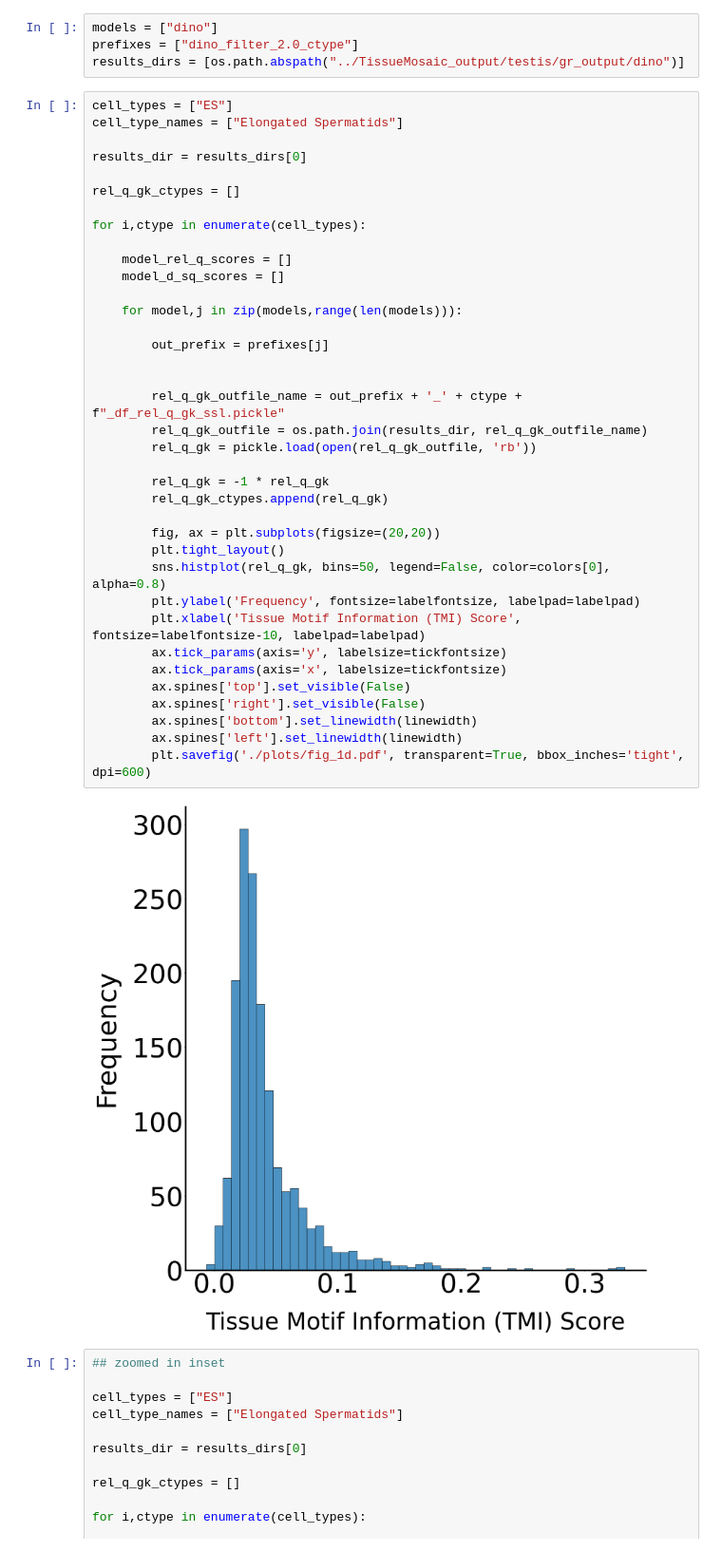
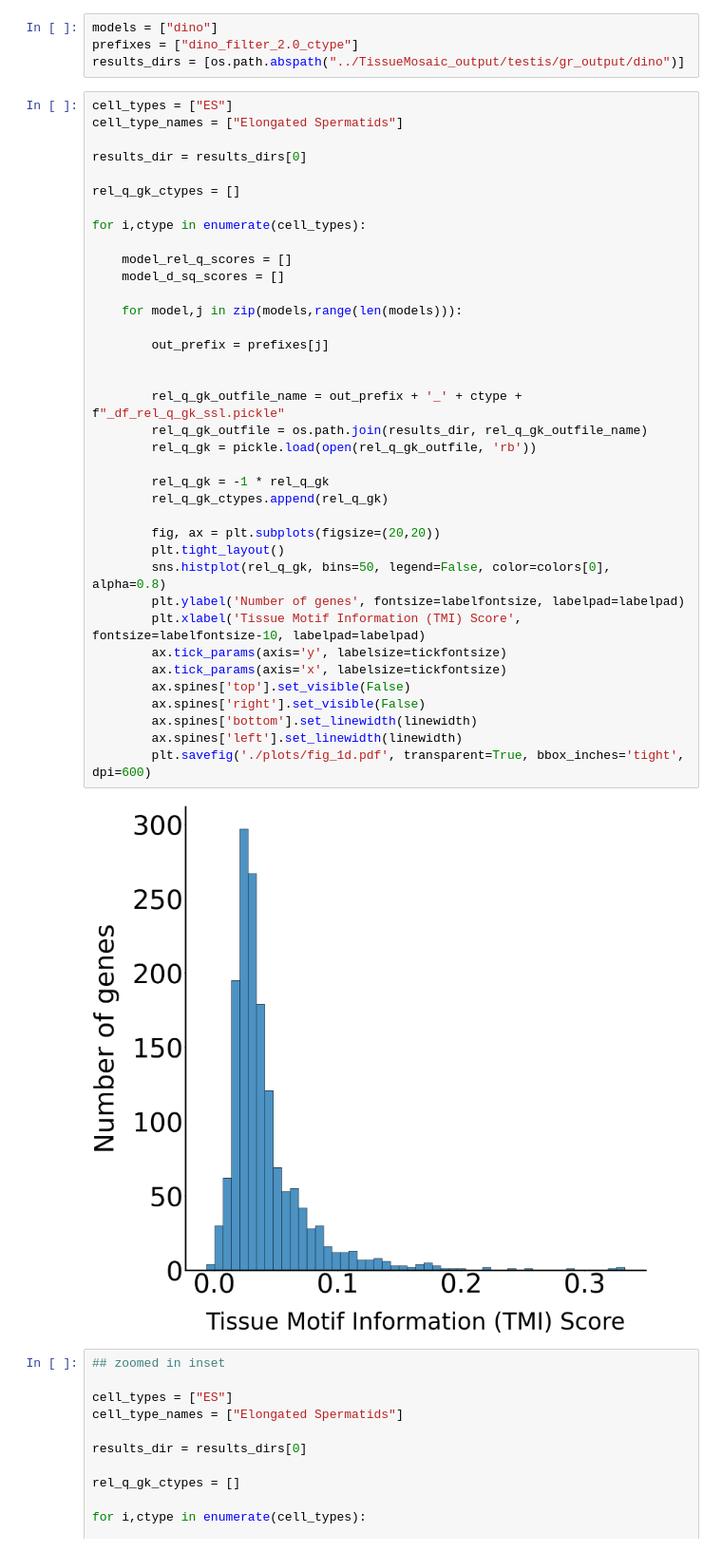
Before and after one commit to broadinstitute/TissueMosaic_Manuscript, a Jupyter notebook: Figure1/Figure_1D-F.ipynb, the cells around one changed output. Shown at 95% size. Cells and saved outputs as stored; diff of their text form.

```diff
--- a/Figure1/Figure_1D-F.ipynb
+++ b/Figure1/Figure_1D-F.ipynb
@@ -91,35 +91,35 @@ rel_q_gk_ctypes = []
 
 for i,ctype in enumerate(cell_types):
 
     model_rel_q_scores = []
     model_d_sq_scores = []
 
     for model,j in zip(models,range(len(models))):
 
         out_prefix = prefixes[j]
 
 
         rel_q_gk_outfile_name = out_prefix + '_' + ctype + f"_df_rel_q_gk_ssl.pickle"
         rel_q_gk_outfile = os.path.join(results_dir, rel_q_gk_outfile_name)
         rel_q_gk = pickle.load(open(rel_q_gk_outfile, 'rb'))
 
         rel_q_gk = -1 * rel_q_gk
         rel_q_gk_ctypes.append(rel_q_gk)
 
         fig, ax = plt.subplots(figsize=(20,20))
         plt.tight_layout()
         sns.histplot(rel_q_gk, bins=50, legend=False, color=colors[0], alpha=0.8)
-        plt.ylabel('Frequency', fontsize=labelfontsize, labelpad=labelpad)
+        plt.ylabel('Number of genes', fontsize=labelfontsize, labelpad=labelpad)
         plt.xlabel('Tissue Motif Information (TMI) Score', fontsize=labelfontsize-10, labelpad=labelpad)
         ax.tick_params(axis='y', labelsize=tickfontsize)
         ax.tick_params(axis='x', labelsize=tickfontsize)
         ax.spines['top'].set_visible(False)
         ax.spines['right'].set_visible(False)
         ax.spines['bottom'].set_linewidth(linewidth)
         ax.spines['left'].set_linewidth(linewidth)
         plt.savefig('./plots/fig_1d.pdf', transparent=True, bbox_inches='tight', dpi=600)
 # %% [output]
-[figure, old version]
+[figure, new version]
 # %%
 ## zoomed in inset
 
```
Also changed, not shown: parts of 2 cells of this notebook, 9 other files.
